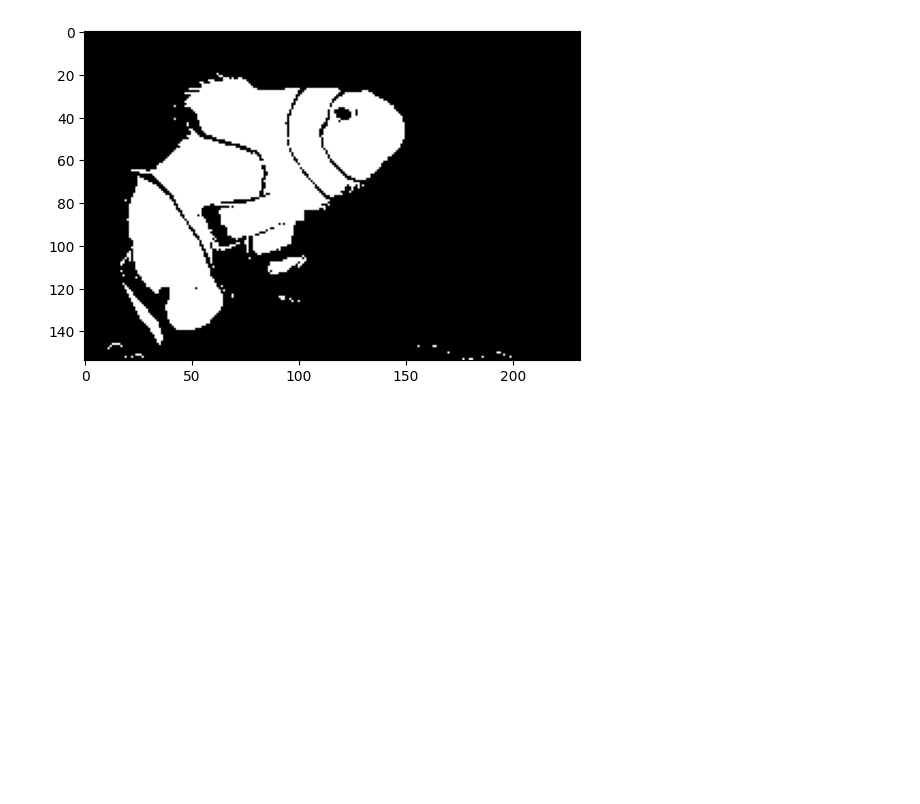
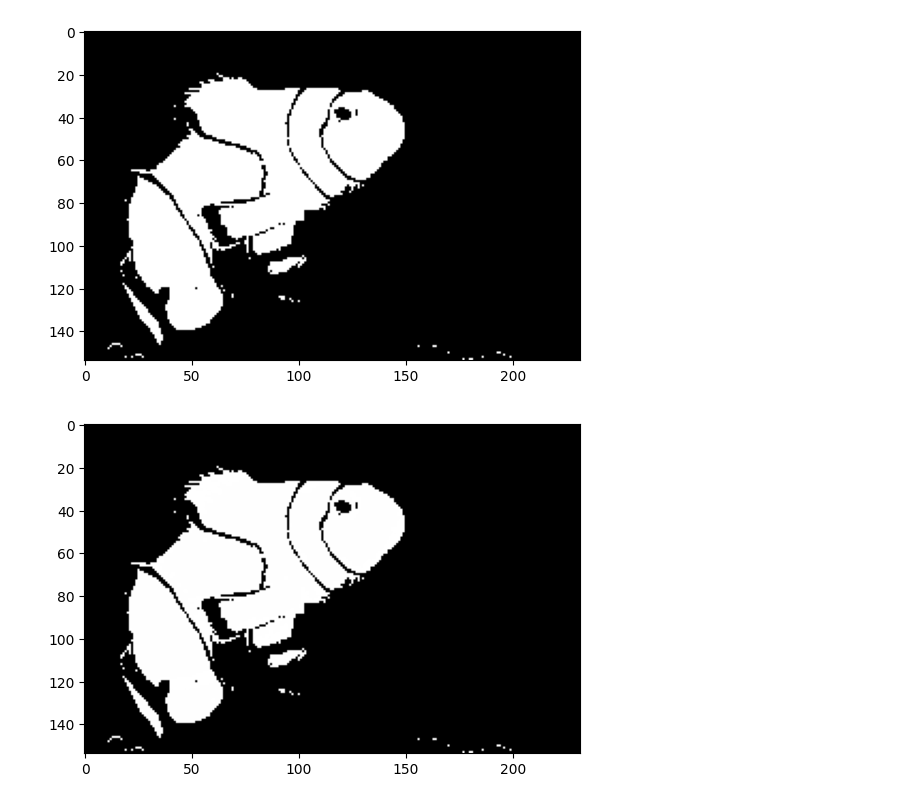
Before and after one commit to Shima-Bazzazan/Pylearn, a Jupyter notebook: 6.MachineLearning/Assignment_43/finding_Nemo/finding_nemo_KNN.ipynb, the cells around one changed output. Cells and saved outputs as stored; diff of their text form; code cells hidden in the pictures; blank space fills up the shorter version.

```diff
--- a/6.MachineLearning/Assignment_43/finding_Nemo/finding_nemo_KNN.ipynb
+++ b/6.MachineLearning/Assignment_43/finding_Nemo/finding_nemo_KNN.ipynb
@@ -82,3 +82,9 @@ plt.imshow(mask_black, cmap='gray')
 plt.show()
 # %% [output]
 [figure]
+# %%
+final_mask = mask_orange + mask_white + mask_black
+plt.imshow(final_mask, cmap='gray')
+plt.show()
+# %% [output]
+[figure, added]
```
Also changed, not shown: parts of 12 cells of this notebook, 11 other files.
